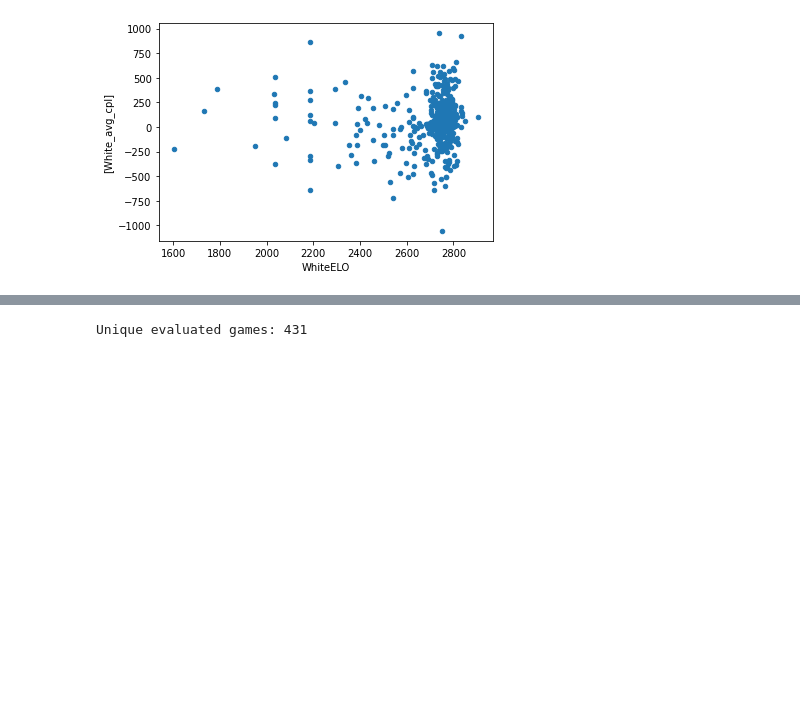
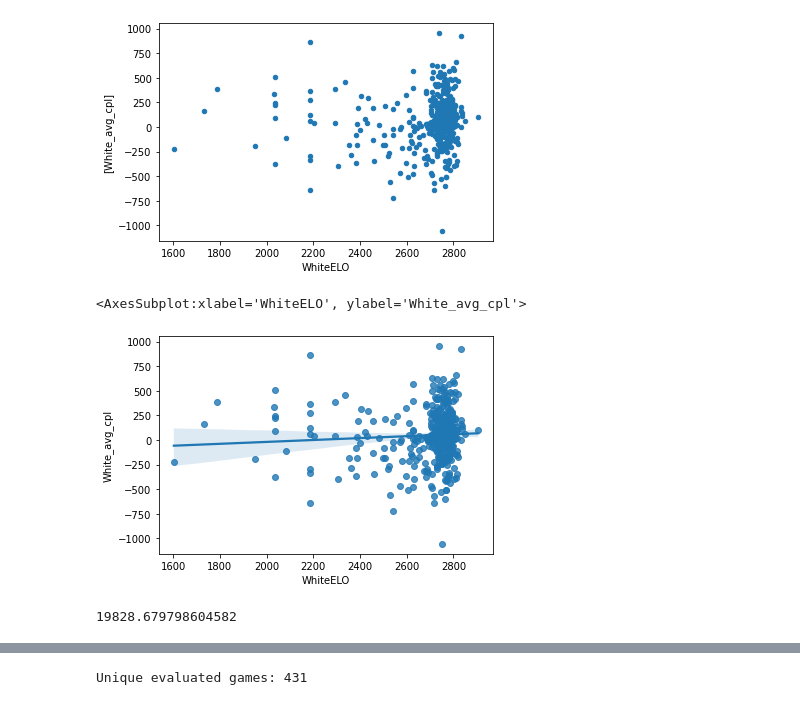
Before and after one commit to ktadgh/Classical-Chess-Predictions, a Jupyter notebook: NeuralNet.ipynb, the cells around one changed output, grey strips where cells are left out. Cells and saved outputs as stored; diff of their text form; code cells hidden in the pictures; blank space fills up the shorter version.

```diff
--- a/NeuralNet.ipynb
+++ b/NeuralNet.ipynb
@@ -174,0 +178,6 @@ df.plot.scatter(x='WhiteELO', y = ['White_avg_cpl'])
+# %%
+plt.figure()
+sns.regplot(df['WhiteELO'], df['White_avg_cpl'])
+# %% [output]
+<AxesSubplot:xlabel='WhiteELO', ylabel='White_avg_cpl'>
+[figure, added]
@@ -174,0 +199,4 @@ df.plot.scatter(x='WhiteELO', y = ['White_avg_cpl'])
+# %%
+print(mean_squared_error(y_test, y_pred))
+# %% [output]
+19828.679798604582
```
Also changed, not shown: parts of 19 cells of this notebook, 1 other file.
